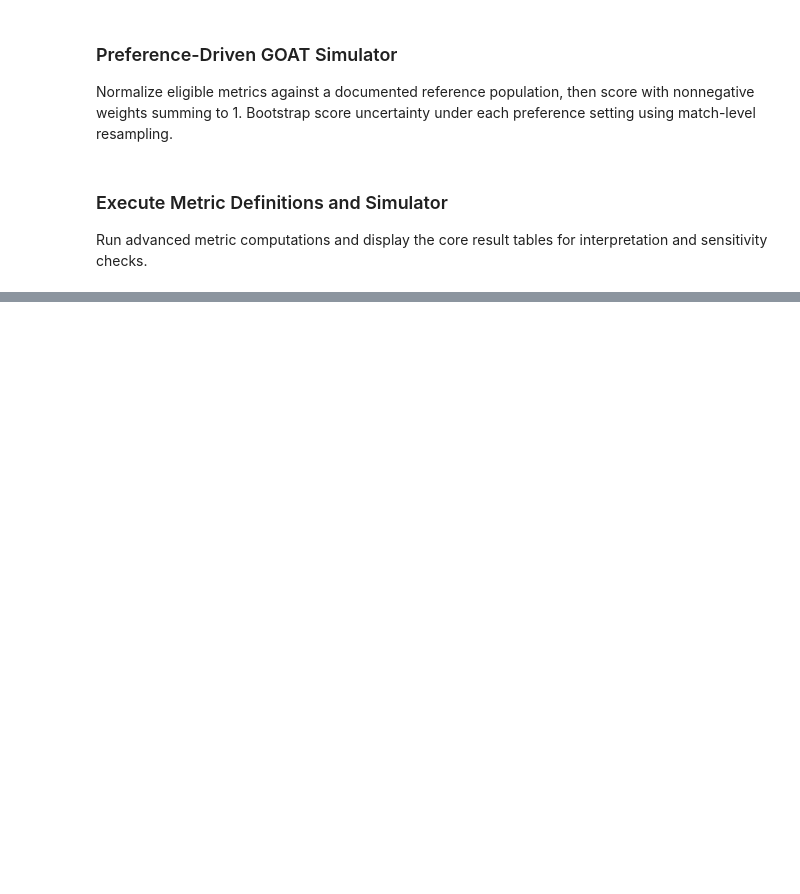
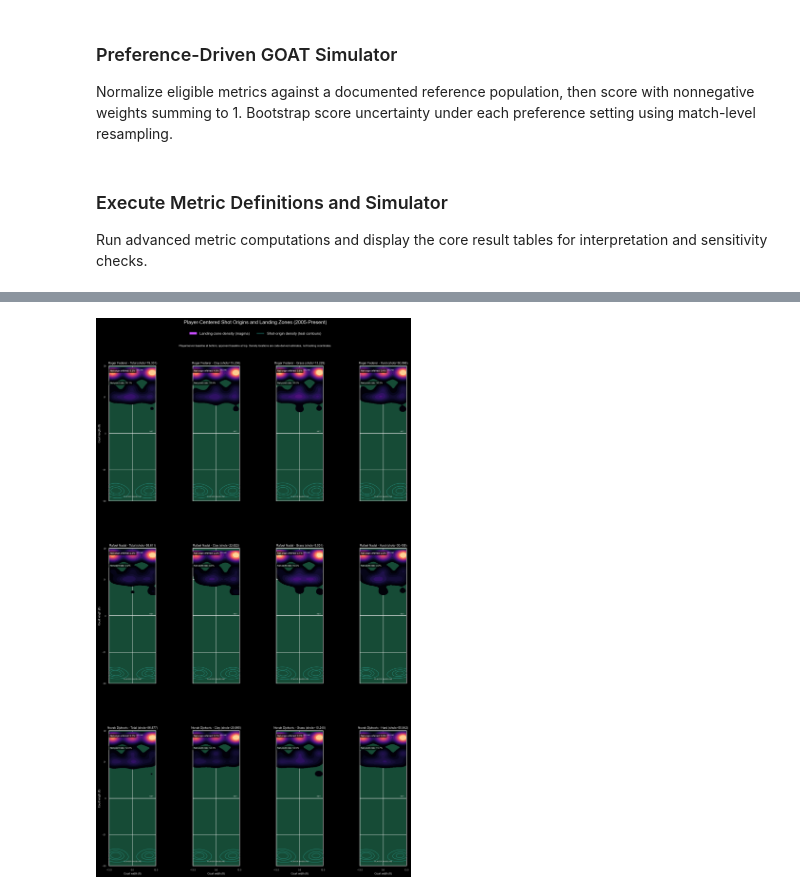
Before and after one commit to Vishal-Srikanth/TennisGOAT, a Jupyter notebook: goat.ipynb, the cells around one changed output, grey strips where cells are left out. Saved outputs shown, nothing was run; the diff lists cells and outputs as text; code cells hidden in the pictures; blank space fills up the shorter version.

```diff
--- a/goat.ipynb
+++ b/goat.ipynb
@@ -1149,0 +2244,39 @@ Bootstrap score intervals by scenario
+# %%
+from matplotlib.lines import Line2D
+from matplotlib.patches import Patch
+from IPython.display import display
+
+for court_ax in axes.flat:
+    court_ax.set_facecolor("#0C1712")
+    if court_ax.patches:
+        court_patch = court_ax.patches[0]
+        court_patch.set_facecolor("#1B6548")
+        court_patch.set_edgecolor("#8EBBA6")
+        court_patch.set_alpha(0.68)
+        court_patch.set_linewidth(0.8)
+
+for existing_legend in fig.legends:
+    existing_legend.remove()
+fig.legend(
+    handles=[
+        Patch(facecolor="#C94CFF", edgecolor="none", label="Landing-zone density (magma)"),
+        Line2D([0], [0], color="#2A9D8F", linewidth=1.5, label="Shot-origin density (teal contours)"),
+    ],
+    loc="upper center",
+    bbox_to_anchor=(0.5, 0.965),
+    ncol=2,
+    frameon=False,
+ )
+fig.text(
+    0.5,
+    0.935,
+    "Player/server baseline at bottom; opponent baseline at top. Density locations are code-derived estimates, not tracking coordinates.",
+    ha="center",
+    va="center",
+    fontsize=8,
+    color="#D8D8D8",
+ )
+fig.subplots_adjust(top=0.90, hspace=0.35, wspace=0.22)
+display(fig)
+# %% [output]
+[figure, added]
```
Also changed, not shown: parts of 27 cells of this notebook, 1 other file.
